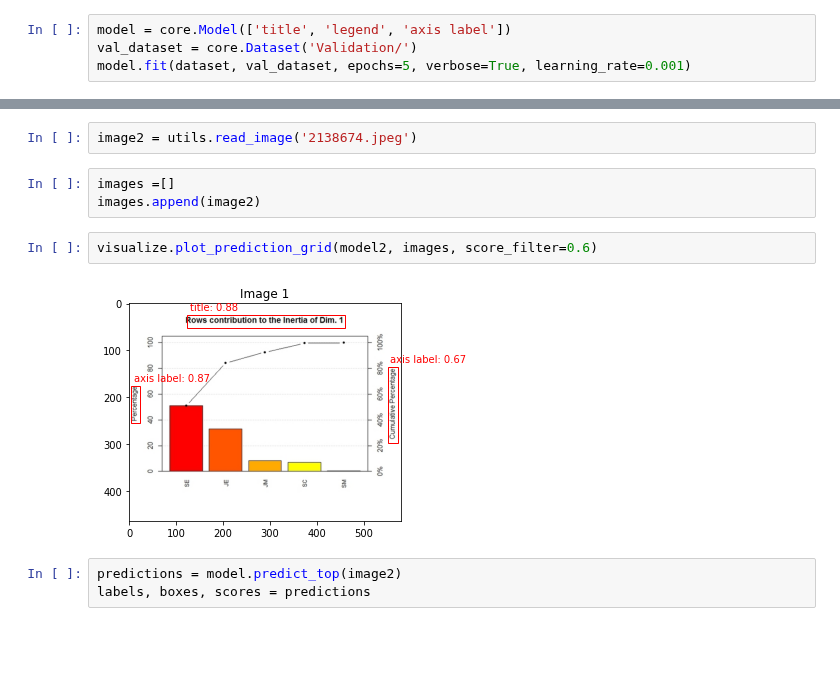
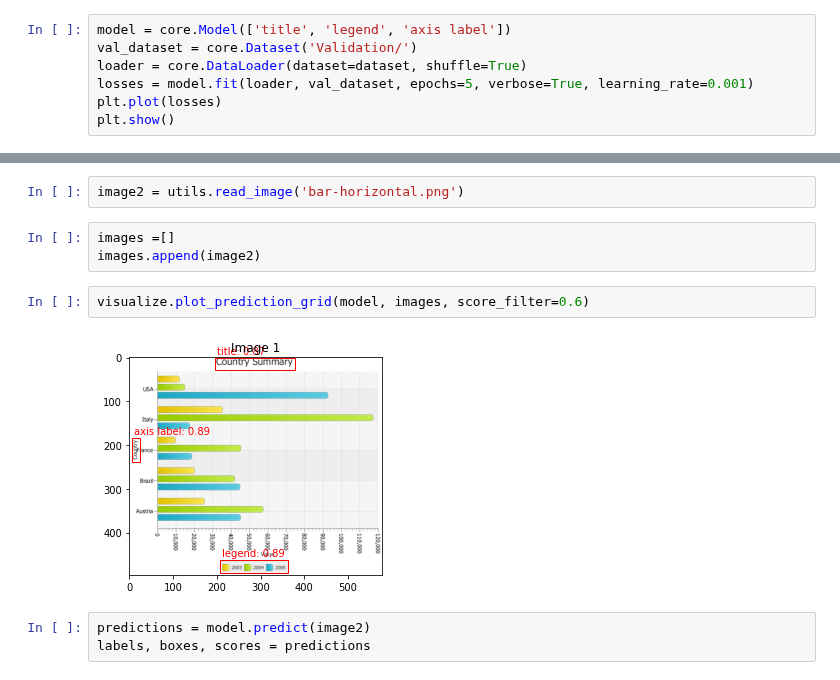
Before and after one commit to anirudh-g/Msc-Data-science, a Jupyter notebook: Object_detection.ipynb, the cells around one changed output, grey strips where cells are left out. Cells and saved outputs as stored; diff of their text form; blank space fills up the shorter version.

```diff
--- a/Object_detection.ipynb
+++ b/Object_detection.ipynb
@@ -86,6 +121,9 @@ show_labeled_image(image, targets['boxes'], targets['labels'])
 # %%
 model = core.Model(['title', 'legend', 'axis label'])
 val_dataset = core.Dataset('Validation/')
-model.fit(dataset, val_dataset, epochs=5, verbose=True, learning_rate=0.001)
+loader = core.DataLoader(dataset=dataset, shuffle=True)
+losses = model.fit(loader, val_dataset, epochs=5, verbose=True, learning_rate=0.001)
+plt.plot(losses)
+plt.show()
 # %% [output]
 Epoch 1 of 5
@@ -101,16 +148,16 @@ Saving 2138674.jpeg to 2138674.jpeg
 # %%
 model2 = core.Model.load('/content/drive/My Drive/Colab Notebooks/Object detection model.pth', ['title', 'legend', 'axis label'])
 # %%
-image2 = utils.read_image('2138674.jpeg')
+image2 = utils.read_image('bar-horizontal.png')
 # %%
 images =[]
 images.append(image2)
 # %%
-visualize.plot_prediction_grid(model2, images, score_filter=0.6)
+visualize.plot_prediction_grid(model, images, score_filter=0.6)
 # %% [output]
-[figure, old version]
+[figure, new version]
 # %%
-predictions = model.predict_top(image2)
+predictions = model.predict(image2)
 labels, boxes, scores = predictions
 # %%
 print(labels)
```
Also changed, not shown: parts of 24 cells of this notebook.
